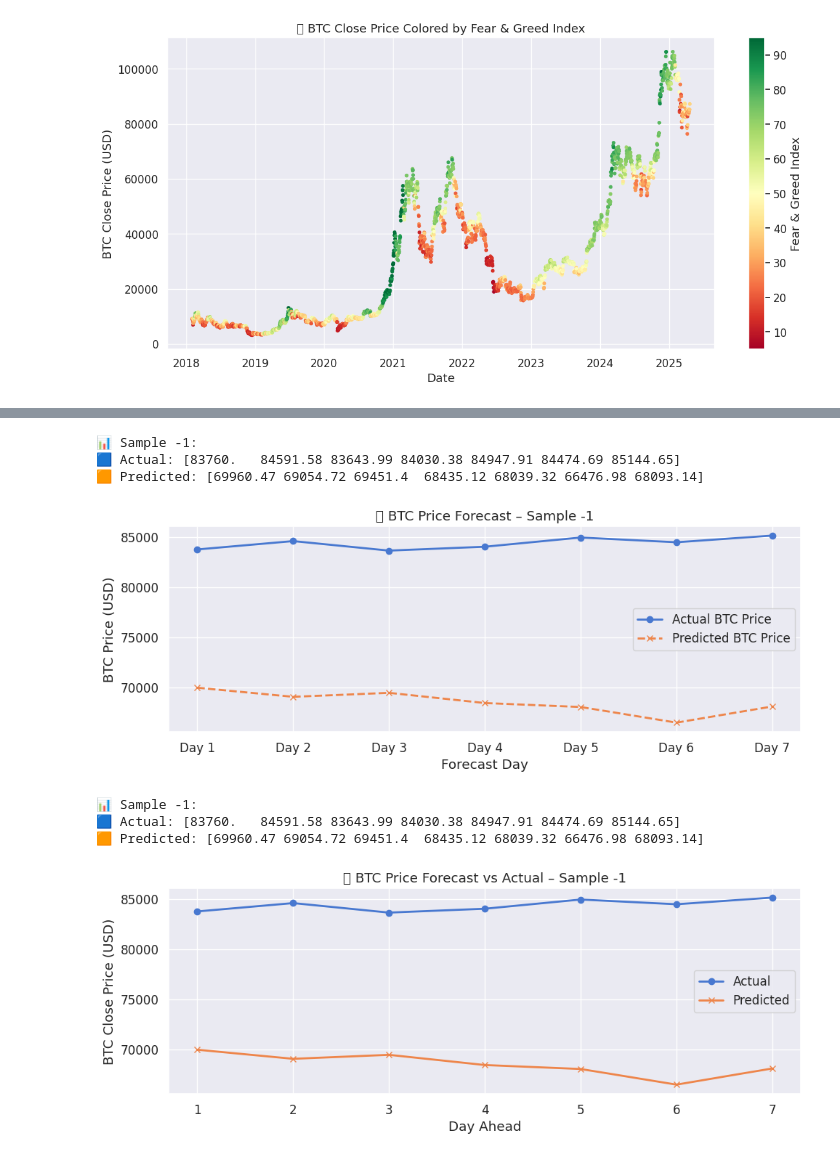
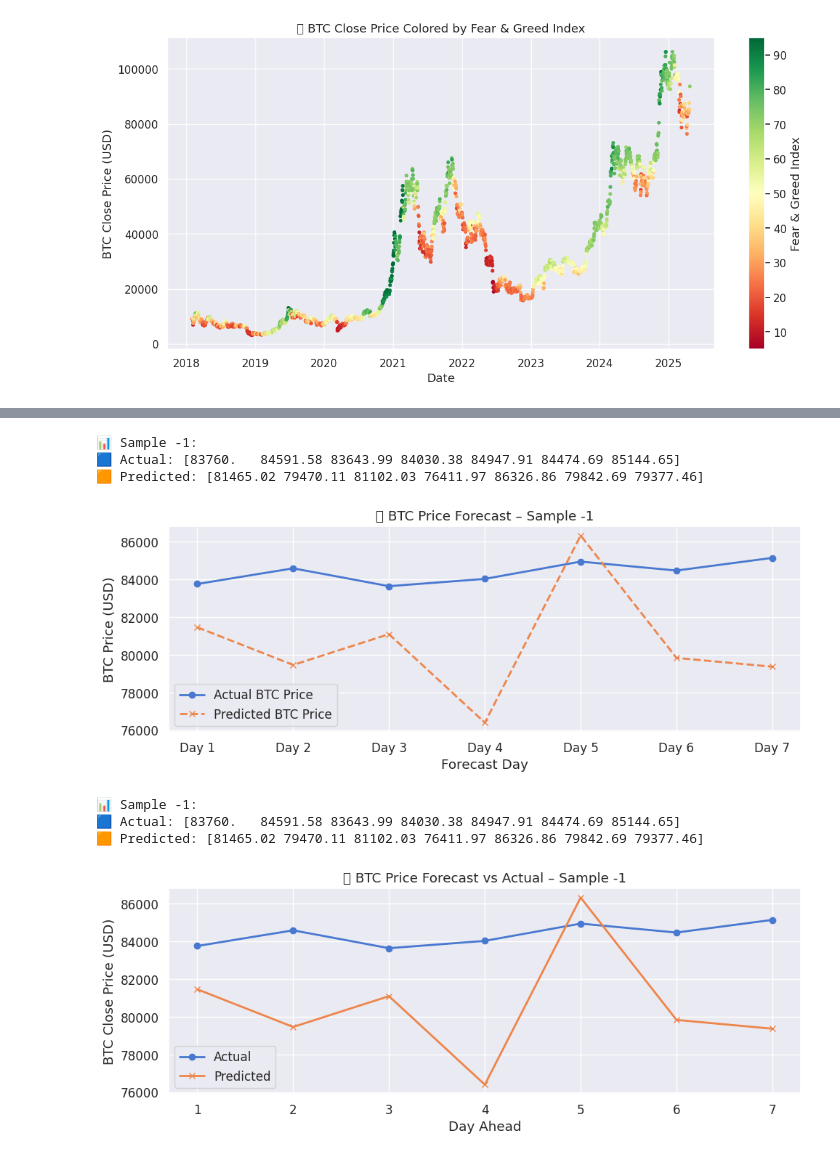
Before and after one commit to cimem37/Cryptocurrency-Forecasting, a Jupyter notebook: Untitled5.ipynb, the cells around one changed output, grey strips where cells are left out. Cells and saved outputs as stored; diff of their text form; code cells hidden in the pictures.

```diff
--- a/Untitled5.ipynb
+++ b/Untitled5.ipynb
@@ -311,10 +311,12 @@ df = pd.read_csv(csv_path, parse_dates=["date"])
 date_series = df["date"]
 df = df.drop(columns=["date"])
 
-# === STEP 3: Scale all numeric values ===
+# === STEP 3: Scale all numeric values using entire dataset ===
 scaler = MinMaxScaler()
-scaler.fit(df)  # Fit on entire dataset
+scaler.fit(df)  # Fit on all rows (uniform scaling)
 scaled = scaler.transform(df)
+
+
 
 # ✅ Fit close_scaler using full close column
 close_scaler = MinMaxScaler()
@@ -341,11 +343,14 @@ X = np.array(X)
 y = np.array(y)
 forecast_dates = np.array(forecast_dates)
 
-# === STEP 5: Time-based train/test split ===
-split_idx = int(0.8 * len(X))
-X_train, X_test = X[:split_idx], X[split_idx:]
-y_train, y_test = y[:split_idx], y[split_idx:]
-forecast_dates_train, forecast_dates_test = forecast_dates[:split_idx], forecast_dates[split_idx:]
+# === STEP 5: Use only recent 500 samples for training ===
+X_train = X[-500:]
+y_train = y[-500:]
+
+# Keep test set same as before for comparison (or define fresh)
+X_test = X[-150:]
+y_test = y[-150:]
+
 
 # === STEP 6: Show shapes ===
 print("✅ Enriched LSTM Preprocessing Complete")
@@ -458,39 +463,39 @@ close_scaler.fit(df.iloc[:, close_index:close_index+1])  # Fit only on 'close'
 
 # === STEP 2: Choose N recent samples to visualize ===
 n_samples = 1  # Change to 10 or more if you'd like
-sample_indices = range(-n_samples, 0)
+sample_indices = [-1]
 
 # === STEP 3: Visualize each forecast window ===
 for idx in sample_indices:
     true_scaled = y_test[idx]
     pred_scaled = y_pred_scaled[idx]
 
     true_prices = close_scaler.inverse_transform(true_scaled.reshape(-1, 1)).flatten()
     pred_prices = close_scaler.inverse_transform(pred_scaled.reshape(-1, 1)).flatten()
 
     forecast_days = [f"Day {i+1}" for i in range(len(true_prices))]
 
     # === Print the values ===
     print(f"\n📊 Sample {idx}:")
     print("🟦 Actual:", np.round(true_prices, 2))
     print("🟧 Predicted:", np.round(pred_prices, 2))
 
     # === Plot ===
     plt.figure(figsize=(10, 4))
     plt.plot(forecast_days, true_prices, marker='o', label='Actual BTC Price', linewidth=2)
     plt.plot(forecast_days, pred_prices, marker='x', linestyle='--', label='Predicted BTC Price', linewidth=2)
     plt.title(f"📉 BTC Price Forecast – Sample {idx}")
     plt.xlabel("Forecast Day")
     plt.ylabel("BTC Price (USD)")
     plt.legend()
     plt.grid(True)
     plt.tight_layout()
     plt.show()
 # %% [output]
 📊 Sample -1:
 🟦 Actual: [83760.   84591.58 83643.99 84030.38 84947.91 84474.69 85144.65]
-🟧 Predicted: [69960.47 69054.72 69451.4  68435.12 68039.32 66476.98 68093.14]
+🟧 Predicted: [81465.02 79470.11 81102.03 76411.97 86326.86 79842.69 79377.46]
-[figure, old version]
+[figure, new version]
 # %%
 import matplotlib.pyplot as plt
 import numpy as np
@@ -528,7 +533,7 @@ for idx in range(start_index, 0):
 # %% [output]
 📊 Sample -1:
 🟦 Actual: [83760.   84591.58 83643.99 84030.38 84947.91 84474.69 85144.65]
-🟧 Predicted: [69960.47 69054.72 69451.4  68435.12 68039.32 66476.98 68093.14]
+🟧 Predicted: [81465.02 79470.11 81102.03 76411.97 86326.86 79842.69 79377.46]
-[figure, old version]
+[figure, new version]
 # %%
 ##test 6
```
Also changed, not shown: parts of 7 cells of this notebook.
